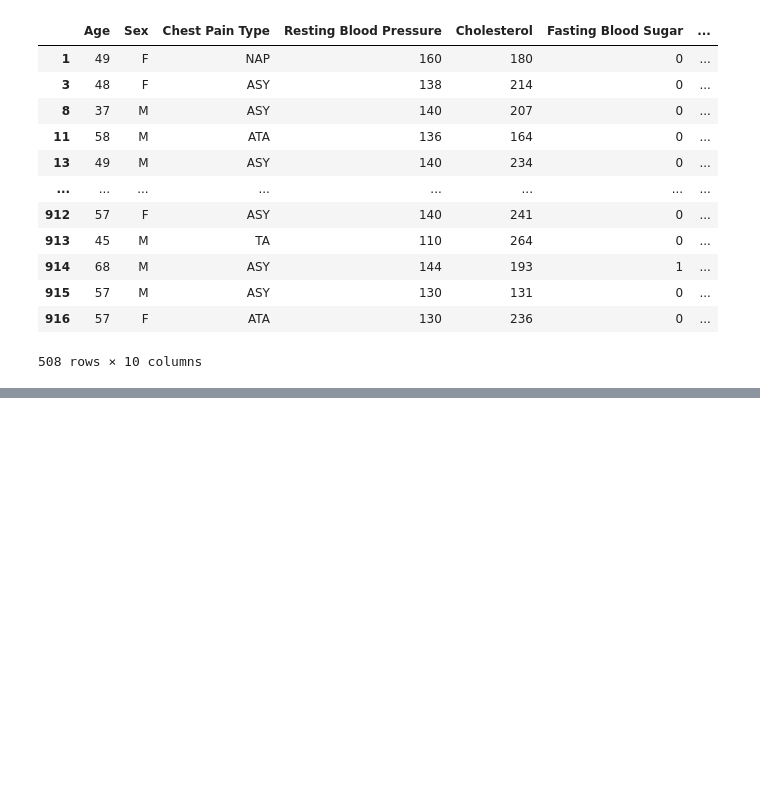
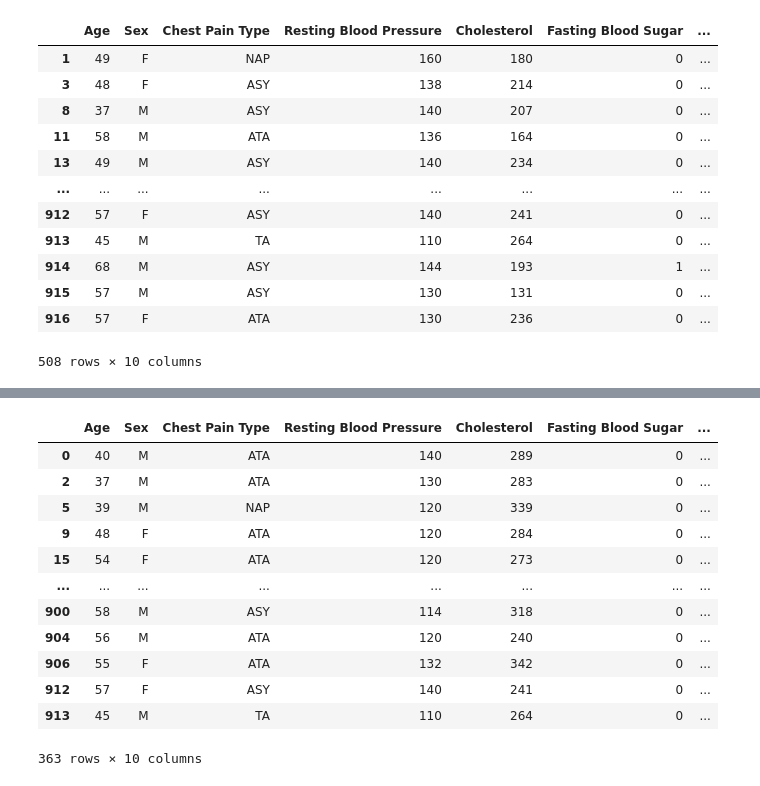
Before and after one commit to lgomez17/HeartFailure, a Jupyter notebook: hf.ipynb, the cells around one changed output, grey strips where cells are left out. Drawn from its saved outputs; the diff is of its cells as text; code cells hidden in the pictures; blank space fills up the shorter version.

```diff
--- a/hf.ipynb
+++ b/hf.ipynb
@@ -116,0 +188,16 @@ Name: Age, dtype: int64
+# %%
+hf_subset[hf_subset["Cholesterol"]>=240]
+# %% [output]
+|  | Age | Sex | Chest Pain Type | Resting Blood Pressure | Cholesterol | Fasting Blood Sugar | ... |
+| 0 | 40 | M | ATA | 140 | 289 | 0 | ... |
+| 2 | 37 | M | ATA | 130 | 283 | 0 | ... |
+| 5 | 39 | M | NAP | 120 | 339 | 0 | ... |
+| 9 | 48 | F | ATA | 120 | 284 | 0 | ... |
+| 15 | 54 | F | ATA | 120 | 273 | 0 | ... |
+| ... | ... | ... | ... | ... | ... | ... | ... |
+| 900 | 58 | M | ASY | 114 | 318 | 0 | ... |
+| 904 | 56 | M | ATA | 120 | 240 | 0 | ... |
+| 906 | 55 | F | ATA | 132 | 342 | 0 | ... |
+| 912 | 57 | F | ASY | 140 | 241 | 0 | ... |
+| 913 | 45 | M | TA | 110 | 264 | 0 | ... |
+363 rows × 10 columns
```
Also changed, not shown: parts of 19 cells of this notebook, 1 other file.
